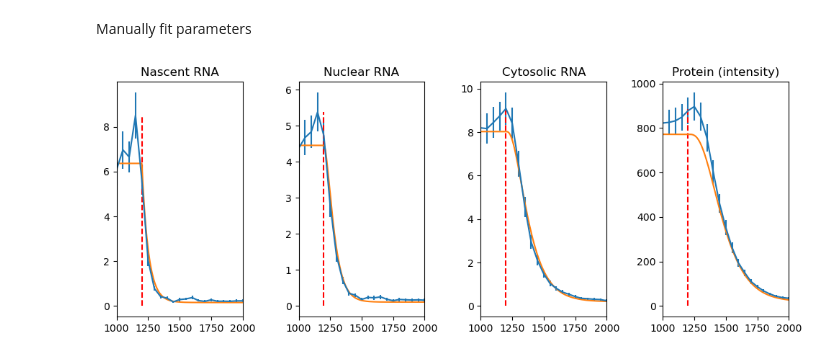
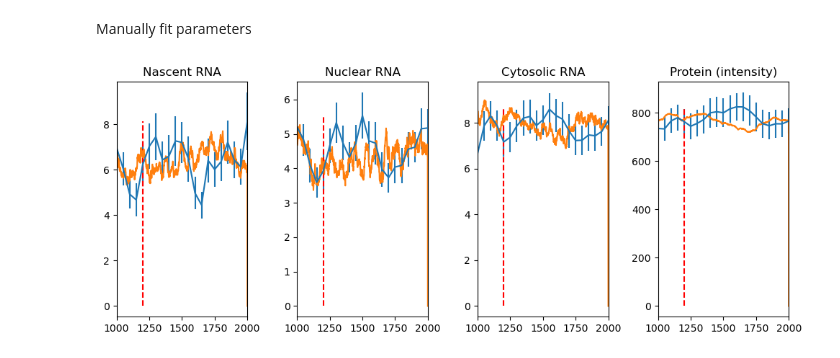
Before and after one commit to Munsky/UQbio2024_Team3, a Jupyter notebook: Codes/Parameter_Manual.ipynb, the cells around one changed output. Drawn from its saved outputs; the diff is of its cells as text; code cells hidden in the pictures.

```diff
--- a/Codes/Parameter_Manual.ipynb
+++ b/Codes/Parameter_Manual.ipynb
@@ -151,44 +151,45 @@ def compare_model_to_data(pars,di,ti, x0, drug_number, speciesDict, drug_conc =
 # %%
 di = [0,0,0,0,0]  # concentrations of the drugs
 # [Drug2, Drug4, Drug6, Drug7, Drug10]
-ti = [np.inf,np.inf,1200,np.inf,np.inf] # times at which the drugs are added
+ti = [np.inf,np.inf,np.inf,1200,np.inf] # times at which the drugs are added
 # [Drug2, Drug4, Drug6, Drug7, Drug10]
-x0 = np.array([6.8, 4.6, 8, 750]) # initial conditions
+x0 = np.array([6.8, 4.6, 8.5, 880]) # initial conditions
 
 # Parameters
+# pars = {'k1': 0.003, 'k2': 0.019, 'k3': 0.0162, 'k4': 0.9610, 'k5': 0.01, 'k6': 0.009, 'k7': 0.0109} # NoDrug
 pars = {'k1': 0.003, 'k2': 0.019, 'k3': 0.0162, 'k4': 0.9610, 'k5': 0.01, 'k6': 0.009, 'k7': 0.0109}
 
 # Species dictionary - for plotting
 speciesDict = {'Nascent':0, 'Nuclear':1, 'Cytoplasmic':2, 'Protein':3}  # how to map your species to the data
 
 # The stoichiometry matrix
 S = np.array([[1,-1,0,0,0,0,0],
               [0,1,-1,0,0,0,-1],
               [0,0,1,0,0,-1,0],
               [0,0,0,1,-1,0,0]])
 
 
 # Propensity functions
 def W_ODE(x,t,pars,di,ti):
     return np.array([np.array([0.1209])*(t<ti[2]) + pars['k1']*(t>=ti[2]),
                      pars['k2']*x[0],
                      (0.0162*(t<ti[0]) + pars['k3']*(t>=ti[0]))*x[1],
                      (0.9610*(t<ti[1]) + pars['k4']*(t>=ti[1]))*x[2],
                      (0.01*(t<ti[4]) + pars['k5']*(t>=ti[4]))*x[3],
-                     pars['k6']*x[2],
+                     (0.009*(t<ti[3]) + pars['k6']*(t>=ti[3]))*x[2],
                      (0.0109*(t<ti[3]) + pars['k7']*(t>=ti[3]))*x[1]])
 
 def W_SSA(x,t,pars,di,ti):
     return np.array([0.1209*(t<ti[2]) + pars['k1']*(t>=ti[2]),
                      pars['k2']*x[0],
                      (0.0162*(t<ti[0]) + pars['k3']*(t>=ti[0]))*x[1],
                      (0.9610*(t<ti[1]) + pars['k4']*(t>=ti[1]))*x[2],
                      (0.01*(t<ti[4]) + pars['k5']*(t>=ti[4]))*x[3],
-                     pars['k6']*x[2],
+                     (0.009*(t<ti[3]) + pars['k6']*(t>=ti[3]))*x[2],
                      (0.0109*(t<ti[3]) + pars['k7']*(t>=ti[3]))*x[1]])
 
-drugNumber = 6
-drug_conc = 1000
-compare_model_to_data(pars, di, ti, x0, drugNumber, speciesDict, drug_conc, model='ODE',ntraj=50)
+drugNumber = 7
+drug_conc = 100
+compare_model_to_data(pars, di, ti, x0, drugNumber, speciesDict, drug_conc, model='SSA',ntraj=30)
 # %% [output]
-[figure, old version]
+[figure, new version]
```
